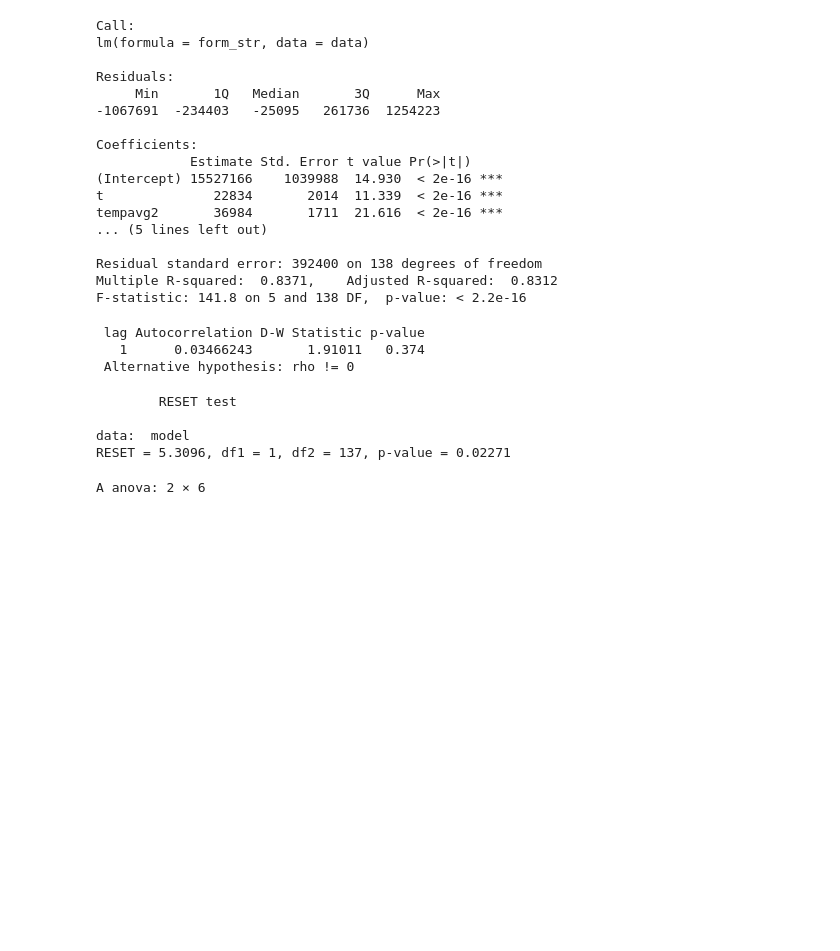
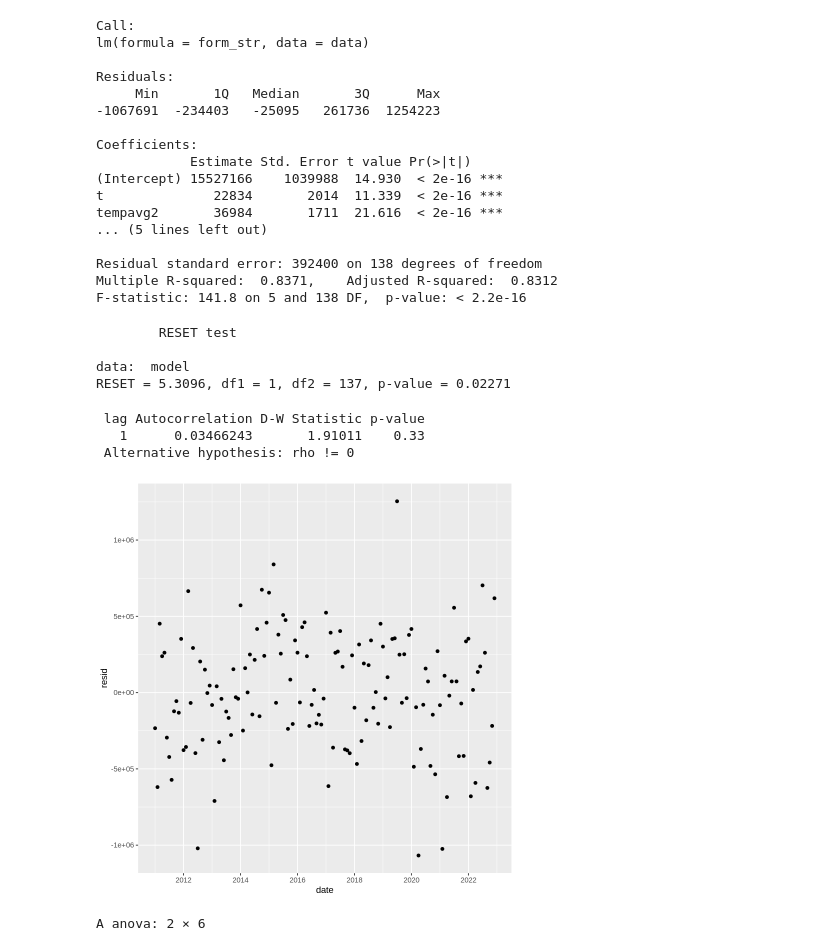
Before and after one commit to jpoletti/elec-demand-arg, a Jupyter notebook: ESP.ipynb, the cells around one changed output. Saved outputs shown, nothing was run; the diff lists cells and outputs as text; code cells hidden in the pictures; blank space fills up the shorter version.

```diff
--- a/ESP.ipynb
+++ b/ESP.ipynb
@@ -370,17 +392,18 @@ tempavg2       36984       1711  21.616  < 2e-16 ***
 Residual standard error: 392400 on 138 degrees of freedom
 Multiple R-squared:  0.8371,    Adjusted R-squared:  0.8312
 F-statistic: 141.8 on 5 and 138 DF,  p-value: < 2.2e-16
-# %%
-autocorr_test(model)
-reset_test(model)
-# %% [output]
- lag Autocorrelation D-W Statistic p-value
-   1      0.03466243       1.91011   0.374
- Alternative hypothesis: rho != 0
-        RESET test
-
-data:  model
-RESET = 5.3096, df1 = 1, df2 = 137, p-value = 0.02271
+# %%
+reset_test(model)
+autocorr_test(model, data)
+# %% [output]
+        RESET test
+
+data:  model
+RESET = 5.3096, df1 = 1, df2 = 137, p-value = 0.02271
+ lag Autocorrelation D-W Statistic p-value
+   1      0.03466243       1.91011    0.33
+ Alternative hypothesis: rho != 0
+[figure, added]
 # %%
 hyp_test(model, predictors)
 # %% [output]
```
Also changed, not shown: parts of 14 cells of this notebook.
